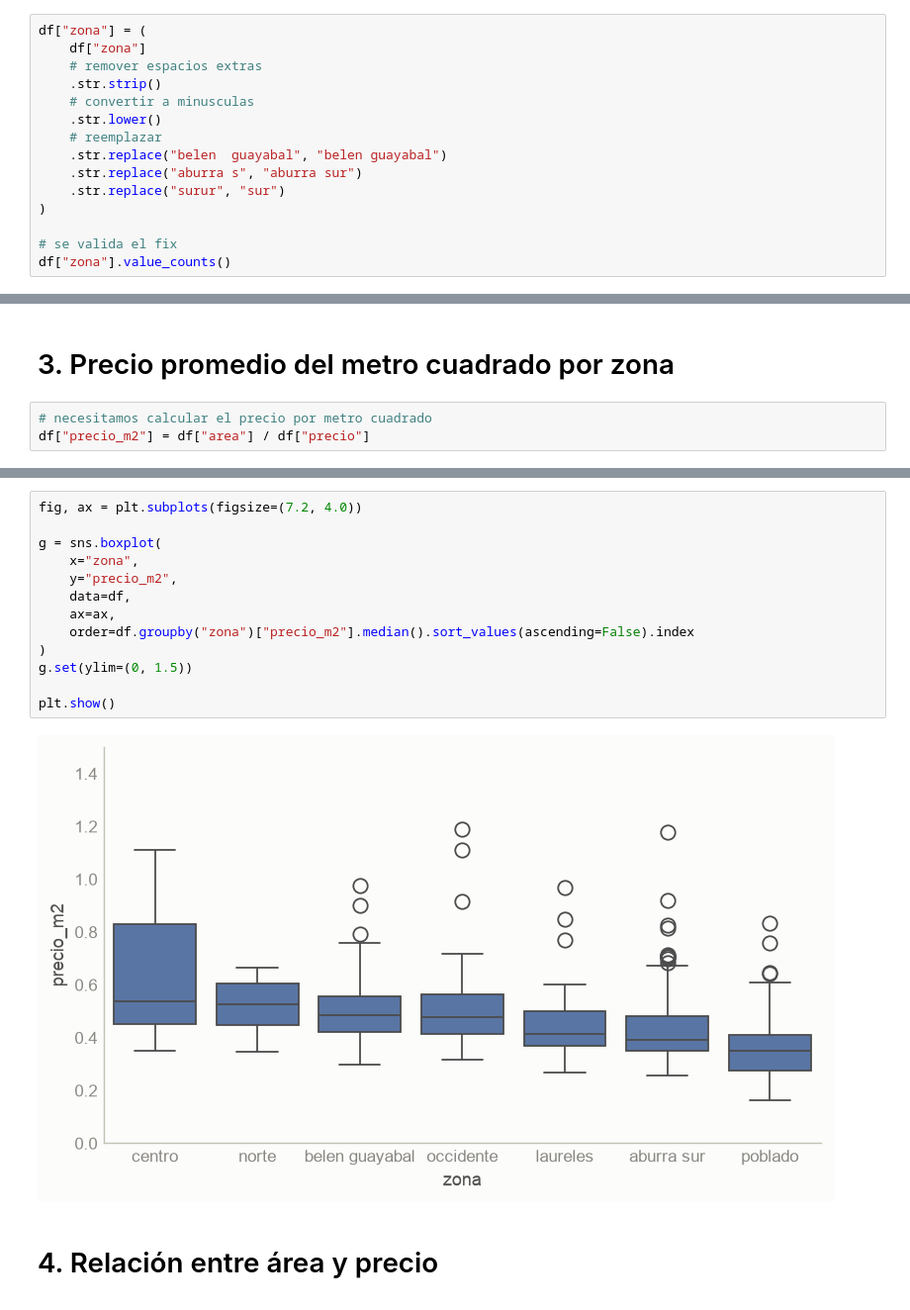
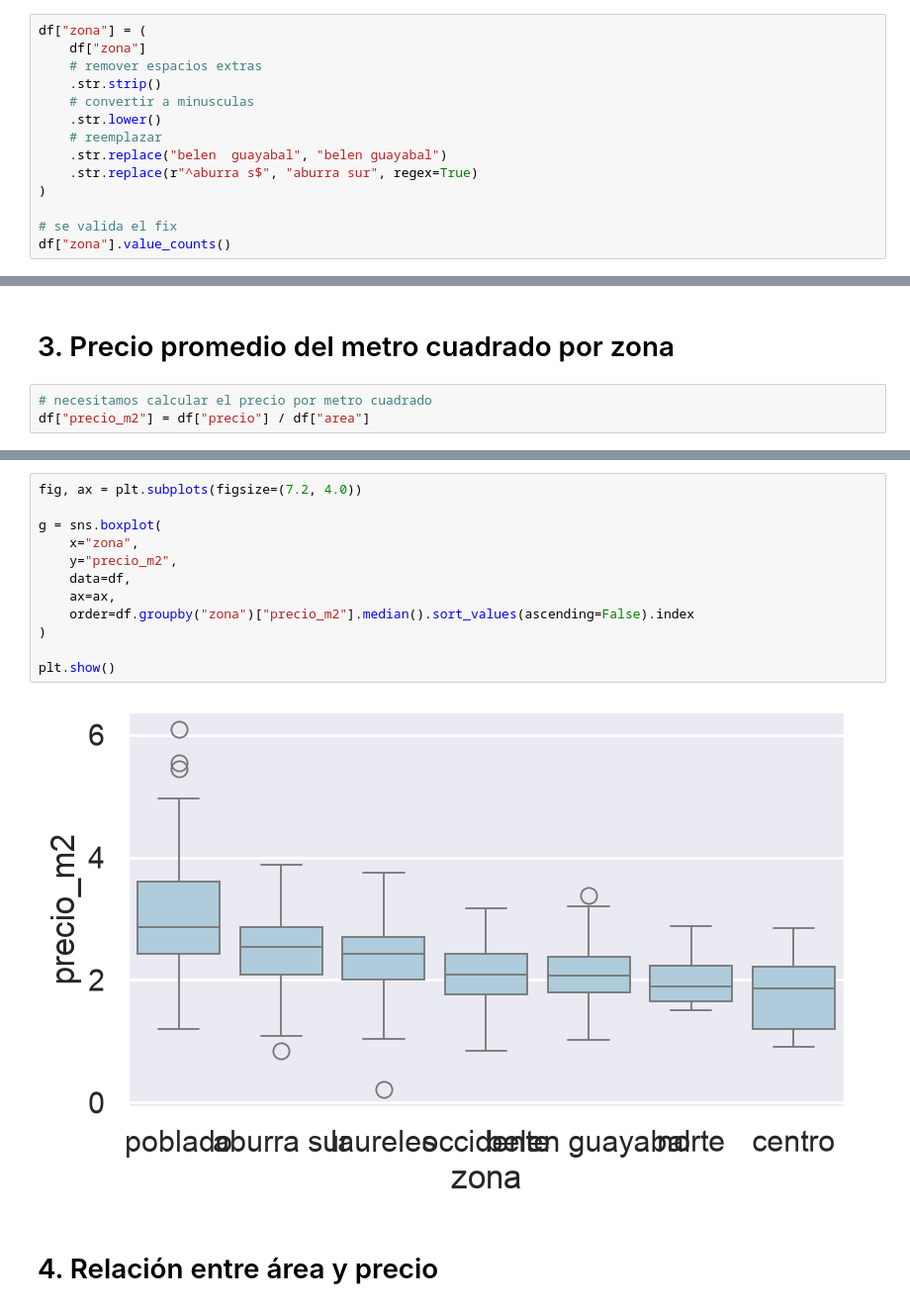
Before and after one commit to andresmesad09/poli_analisis_y_visualizacion, a Jupyter notebook: entrega_1.ipynb, the cells around one changed output, grey strips where cells are left out. Shown at 99% size. Saved outputs shown, nothing was run; the diff lists cells and outputs as text.

```diff
--- a/entrega_1.ipynb
+++ b/entrega_1.ipynb
@@ -131,8 +142,7 @@ df["zona"] = (
     .str.lower()
     # reemplazar
     .str.replace("belen  guayabal", "belen guayabal")
-    .str.replace("aburra s", "aburra sur")
-    .str.replace("surur", "sur")
+    .str.replace(r"^aburra s$", "aburra sur", regex=True)
 )
 
 # se valida el fix
@@ -257,7 +267,7 @@ plt.show()
 # 3. Precio promedio del metro cuadrado por zona
 # %%
 # necesitamos calcular el precio por metro cuadrado
-df["precio_m2"] = df["area"] / df["precio"]
+df["precio_m2"] = df["precio"] / df["area"]
 # %%
 precio_promedio_m2_por_zona = (
     df
@@ -302,18 +312,17 @@ plt.show()
 # %%
 fig, ax = plt.subplots(figsize=(7.2, 4.0))
 
 g = sns.boxplot(
     x="zona",
     y="precio_m2",
     data=df,
     ax=ax,
     order=df.groupby("zona")["precio_m2"].median().sort_values(ascending=False).index
 )
-g.set(ylim=(0, 1.5))
 
 plt.show()
 # %% [output]
-[figure, old version]
+[figure, new version]
 # %% [markdown]
 # 4. Relación entre área y precio
 # %%
```
Also changed, not shown: parts of 11 cells of this notebook.
